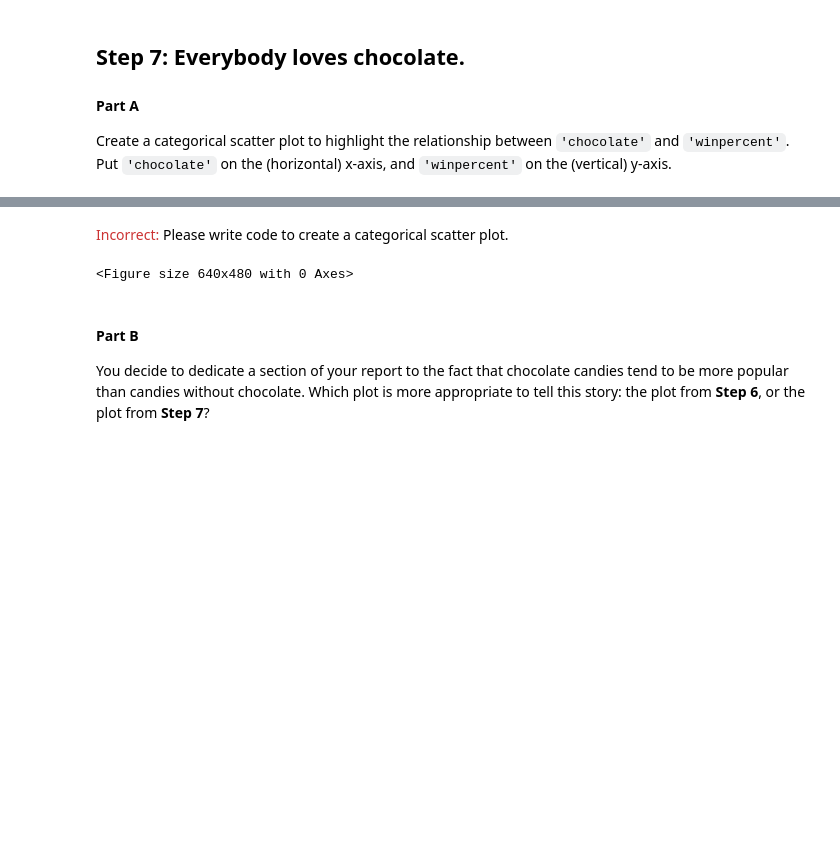
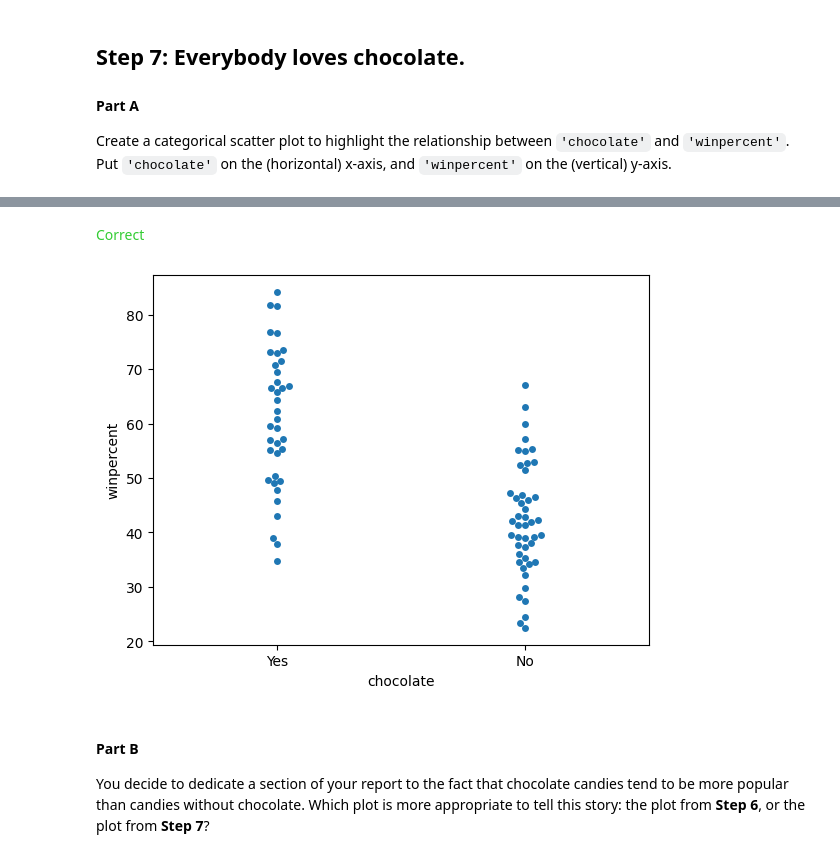
Before and after one commit to bimsi/kaggle-data-visualization, a Jupyter notebook: exercise-scatter-plots.ipynb, the cells around one changed output, grey strips where cells are left out. Saved outputs shown, nothing was run; the diff lists cells and outputs as text; code cells hidden in the pictures; blank space fills up the shorter version.

Commit message:
Kaggle Notebook | Exercise: Scatter Plots | Version 2

```diff
--- a/exercise-scatter-plots.ipynb
+++ b/exercise-scatter-plots.ipynb
@@ -222,14 +222,14 @@ step_6.b.solution()
 Create a categorical scatter plot to highlight the relationship between `'chocolate'` and `'winpercent'`.  Put `'chocolate'` on the (horizontal) x-axis, and `'winpercent'` on the (vertical) y-axis.
 # %%
 # Scatter plot showing the relationship between 'chocolate' and 'winpercent'
-____ # Your code here
+sns.swarmplot(x="chocolate", y="winpercent", data=candy_data) # Your code here
 
 # Check your answer
 step_7.a.check()
 # %% [output]
 [interactive output not drawn]
-<span style="color:#cc3333">Incorrect:</span> Please write code to create a categorical scatter plot.
+<span style="color:#33cc33">Correct</span>
-<Figure size 640x480 with 0 Axes>
+[figure, added]
 # %%
 # Lines below will give you a hint or solution code
 #step_7.a.hint()
```
